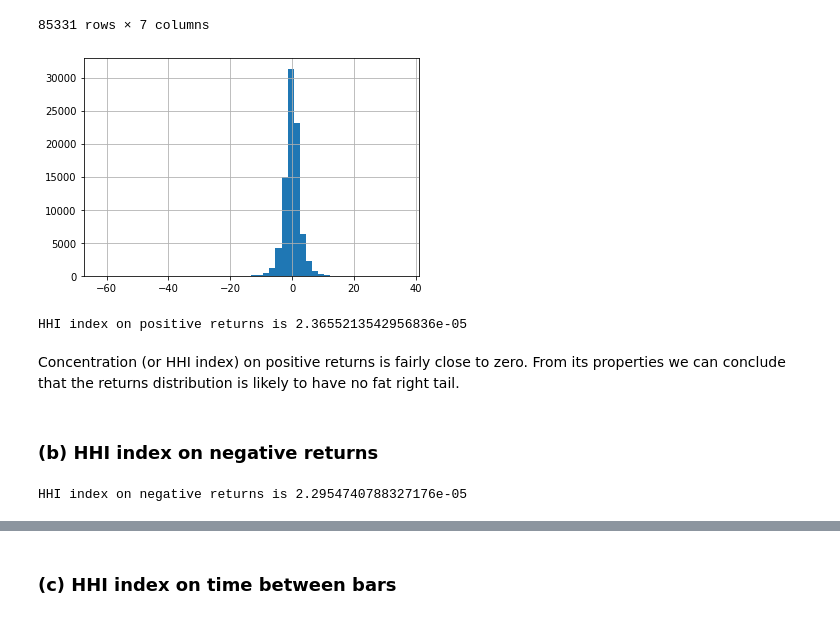
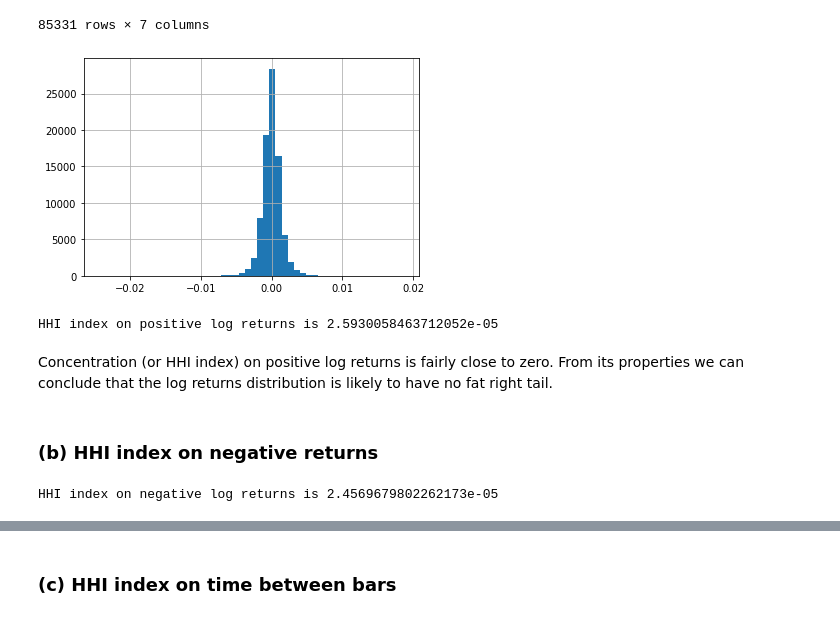
Before and after one commit to AI-Stuff/hudson-and-thames-research, a Jupyter notebook: Chapter14_BacktestStatistics/Chapter14_BacktestStatistics.ipynb, the cells around one changed output, grey strips where cells are left out. Drawn from its saved outputs; the diff is of its cells as text; code cells hidden in the pictures.

Commit message:
Change from dollar returns to log returns

```diff
--- a/Chapter14_BacktestStatistics/Chapter14_BacktestStatistics.ipynb
+++ b/Chapter14_BacktestStatistics/Chapter14_BacktestStatistics.ipynb
@@ -70,12 +72,12 @@ data
 | 2019-02-01 21:11:59.213 | 2704.00 | 2705.25 | 2703.75 | 2704.25 | 26055 | 70467907.75 | 3692 |
 85331 rows × 7 columns
 # %%
-#Transforming data to returns from one long position
-data_series = data['close'].diff()[1:]
+#Transforming data to log returns from one long position
+logret_series = np.log(data['close']).diff()[1:]
 # %%
-data_series.hist(bins=50)
+logret_series.hist(bins=50)
 plt.show()
 # %% [output]
-[figure, old version]
+[figure, new version]
 # %%
 #Using mlfinlab package function for detailed concentration output
@@ -83,13 +85,13 @@ pos_concentr, neg_concentr, hourly_concentr = ml.backtest_statistics.all_bets_co
 # %%
-print('HHI index on positive returns is' , pos_concentr)
+print('HHI index on positive log returns is' , pos_concentr)
 # %% [output]
-HHI index on positive returns is 2.3655213542956836e-05
+HHI index on positive log returns is 2.5930058463712052e-05
 # %% [markdown]
-Concentration (or HHI index) on positive returns is fairly close to zero. From its properties we can conclude that the returns distribution is likely to have no fat right tail.
+Concentration (or HHI index) on positive log returns is fairly close to zero. From its properties we can conclude that the log returns distribution is likely to have no fat right tail.
 # %% [markdown]
 ### (b) HHI index on negative returns
 # %%
-print('HHI index on negative returns is' , neg_concentr)
+print('HHI index on negative log returns is' , neg_concentr)
 # %% [output]
-HHI index on negative returns is 2.2954740788327176e-05
+HHI index on negative log returns is 2.4569679802262173e-05
 # %% [markdown]
```
Also changed, not shown: parts of 34 cells of this notebook.
